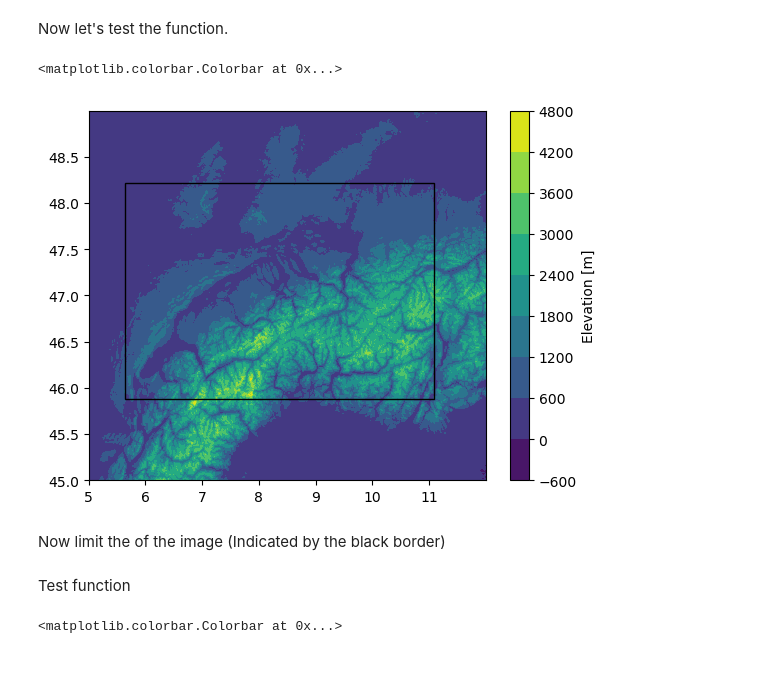
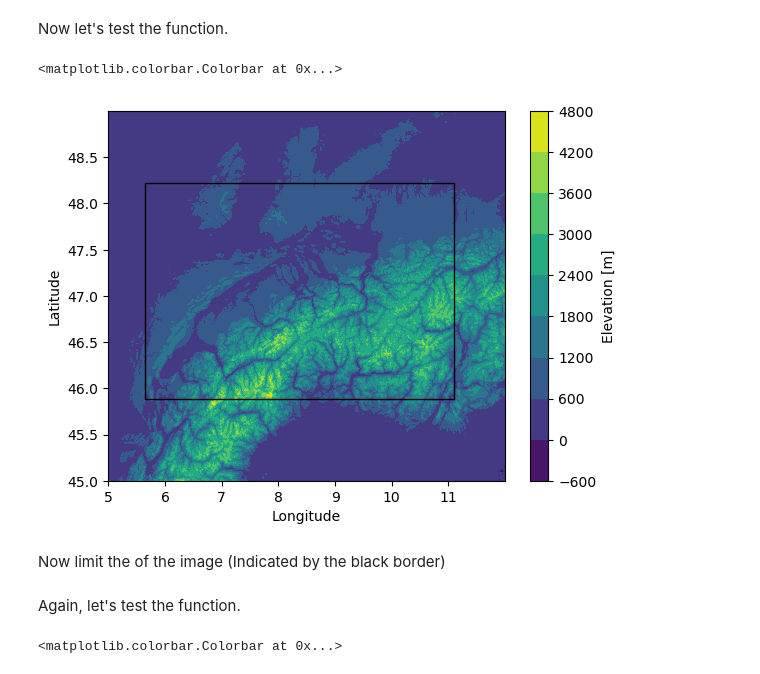
Before and after one commit to FPWRasmussen/DTU-Special-Course, a Jupyter notebook: src/elevation_handler.ipynb, the cells around one changed output. Drawn from its saved outputs; the diff is of its cells as text; code cells hidden in the pictures.

```diff
--- a/src/elevation_handler.ipynb
+++ b/src/elevation_handler.ipynb
@@ -74,20 +74,22 @@ Now let's test the function.
 # %%
 map_boundaries = np.array([45.88, 48.22, 5.64, 11.09])
 
 srtm_longitude, srtm_latitude, merged_map = download_elevation(map_boundaries)
 
 plt.figure()
 plt.contourf(srtm_longitude[::10],srtm_latitude[::10],  merged_map[::10, ::10])
+plt.xlabel("Longitude")
+plt.ylabel("Latitude")
 currentAxis = plt.gca()
 currentAxis.add_patch(
     Rectangle(
         xy=(map_boundaries[2], map_boundaries[0]),  # point of origin.
         width=(map_boundaries[3]-map_boundaries[2]), height=(map_boundaries[1]-map_boundaries[0]), linewidth=1,
         color='k', fill=False))
 plt.colorbar(label="Elevation [m]")
 # %% [output]
 <matplotlib.colorbar.Colorbar at 0x...>
-[figure, old version]
+[figure, new version]
 # %% [markdown]
 Now limit the of the image (Indicated by the black border)
 # %%
@@ -103,8 +105,8 @@ def generate_subarray(original_array, row_points, col_points, subarray_bounds):
     subcol_points = col_points[start_col:end_col+1]
 
     return subarray, subrow_points, subcol_points, subarray_bounds
-# %% [markdown]
-Test function
+# %% [markdown]
+Again, let's test the function.
 # %%
 subarray, subrow_points, subcol_points, subarray_bounds = generate_subarray(merged_map, srtm_latitude, srtm_longitude, map_boundaries)
 
```
Also changed, not shown: 1 other file.
